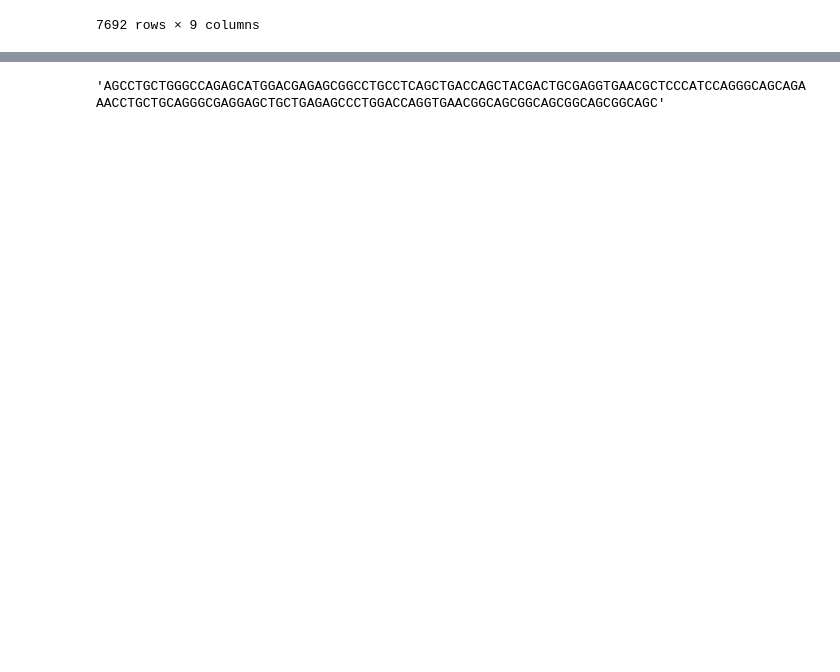
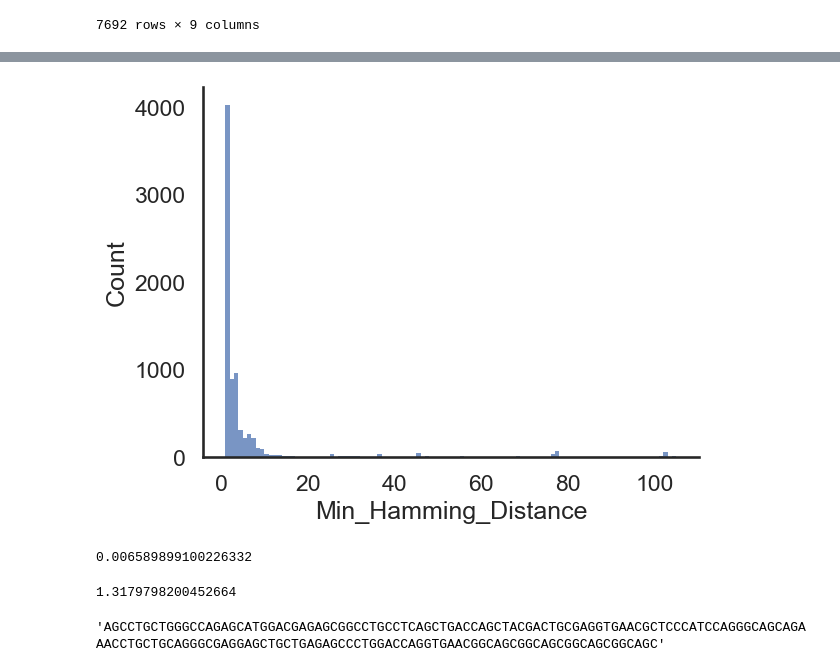
Before and after one commit to sanjanakotha/TREBL-analysis, a Jupyter notebook: notebooks/Sequencing error EDA.ipynb, the cells around one changed output, grey strips where cells are left out. Cells and saved outputs as stored; diff of their text form; code cells hidden in the pictures; blank space fills up the shorter version.

```diff
--- a/notebooks/Sequencing error EDA.ipynb
+++ b/notebooks/Sequencing error EDA.ipynb
@@ -453,0 +481,5 @@ quality_not_designed_dist
+# %%
+sns.histplot(quality_not_designed_dist["Min_Hamming_Distance"], binwidth = 1, edgecolor = 'none')
+sns.despine()
+# %% [output]
+[figure, added]
@@ -454,3 +492,11 @@ quality_not_designed_dist
+# %%
+1 - P_0_reads - P_1_read - P_2_reads - P_3_reads - P_4_reads
+# %% [output]
+0.006589899100226332
+# %%
+200 * (1 - P_0_reads - P_1_read - P_2_reads - P_3_reads - P_4_reads)
+# %% [output]
+1.3179798200452664
 # %%
 quality_not_designed_dist[quality_not_designed_dist["Min_Hamming_Distance"] == 1]["Sequence"].iloc[2]
 # %% [output]
```
Also changed, not shown: parts of 57 cells of this notebook, 1 other file.
